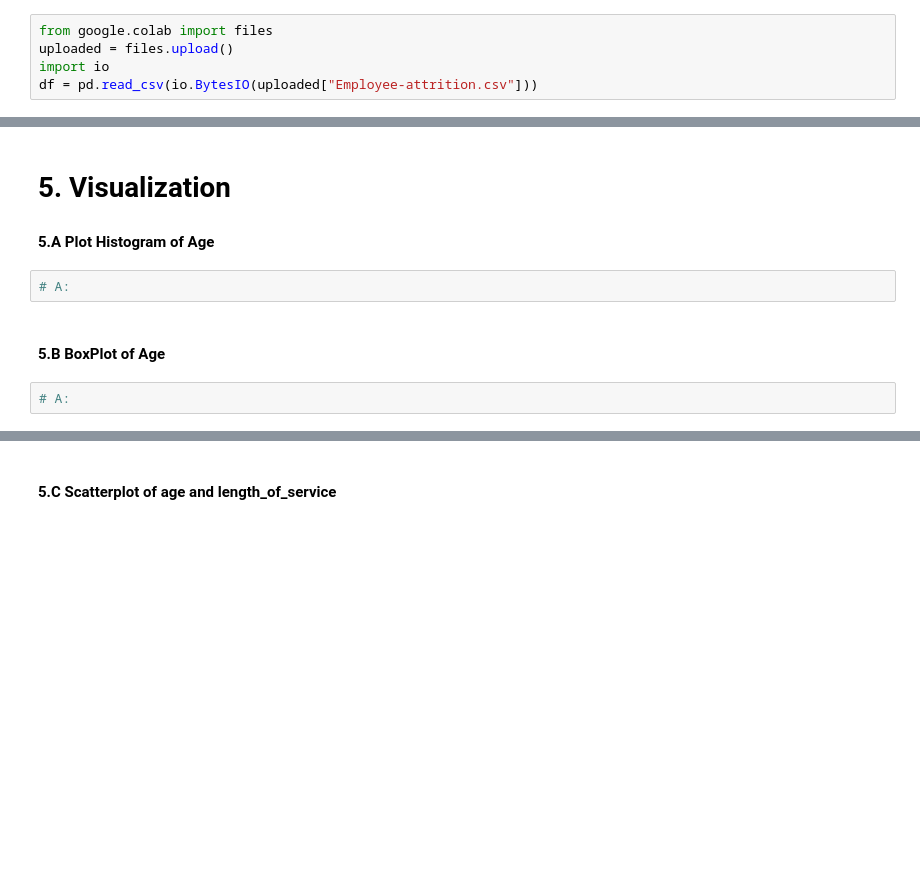
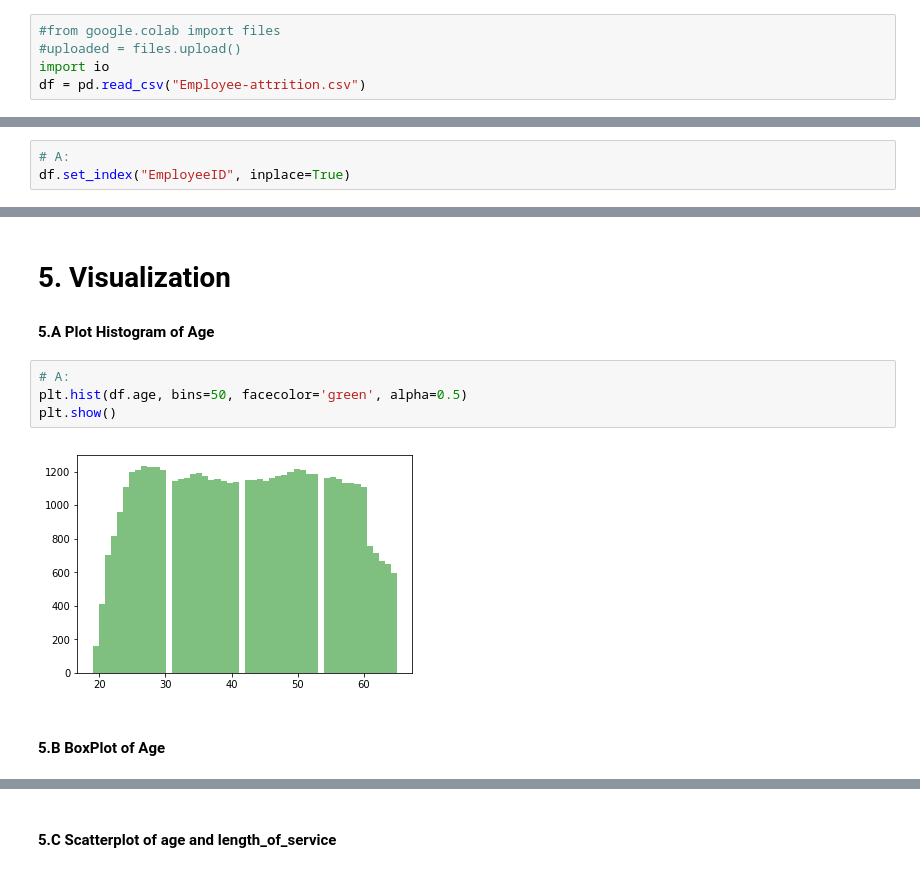
Before and after one commit to Leek03/dsia, a Jupyter notebook: BOB/1.2.2 Pandas Lab.ipynb, the cells around one changed output, grey strips where cells are left out. Saved outputs shown, nothing was run; the diff lists cells and outputs as text; blank space fills up the shorter version.

```diff
--- a/BOB/1.2.2 Pandas Lab.ipynb
+++ b/BOB/1.2.2 Pandas Lab.ipynb
@@ -12,7 +12,7 @@ chrome://settings/content/cookies
 
 NOTE: Make sure third party cookies are not blocked.
 # %%
-from google.colab import files
-uploaded = files.upload()
+#from google.colab import files
+#uploaded = files.upload()
 import io
-df = pd.read_csv(io.BytesIO(uploaded["Employee-attrition.csv"]))
+df = pd.read_csv("Employee-attrition.csv")
@@ -143,0 +280,3 @@ Find count, mean, std, min, max of of all columns of dataframe
+# %%
+# A:
+df.set_index("EmployeeID", inplace=True)
@@ -171,9 +439,11 @@ Find count, mean, std, min, max of of all columns of dataframe
 # 5. Visualization
 
 #### 5.A Plot Histogram of Age
-# %%
-# A:
+# %%
+# A:
+plt.hist(df.age, bins=50, facecolor='green', alpha=0.5)
+plt.show()
+# %% [output]
+[figure, added]
 # %% [markdown]
 #### 5.B BoxPlot of Age
-# %%
-# A:
```
Also changed, not shown: parts of 34 cells of this notebook, 2 other files.
